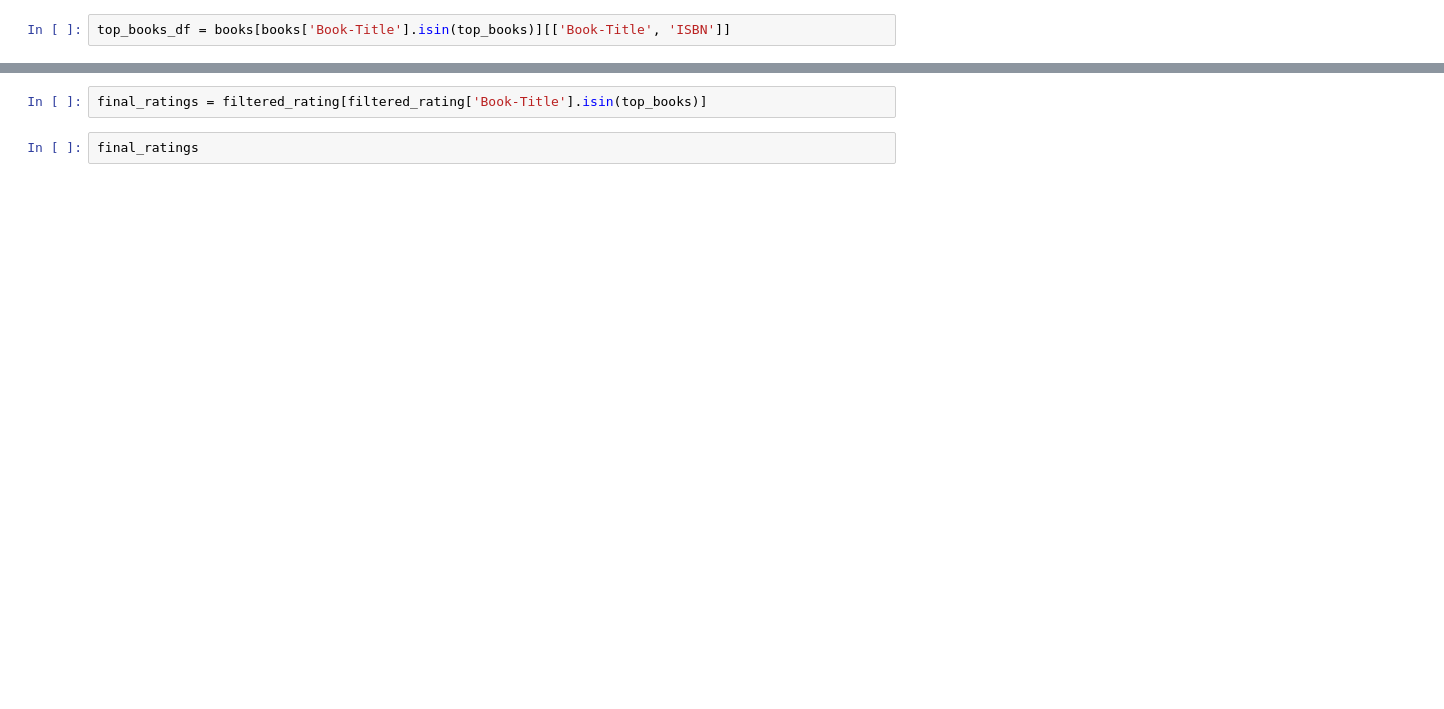
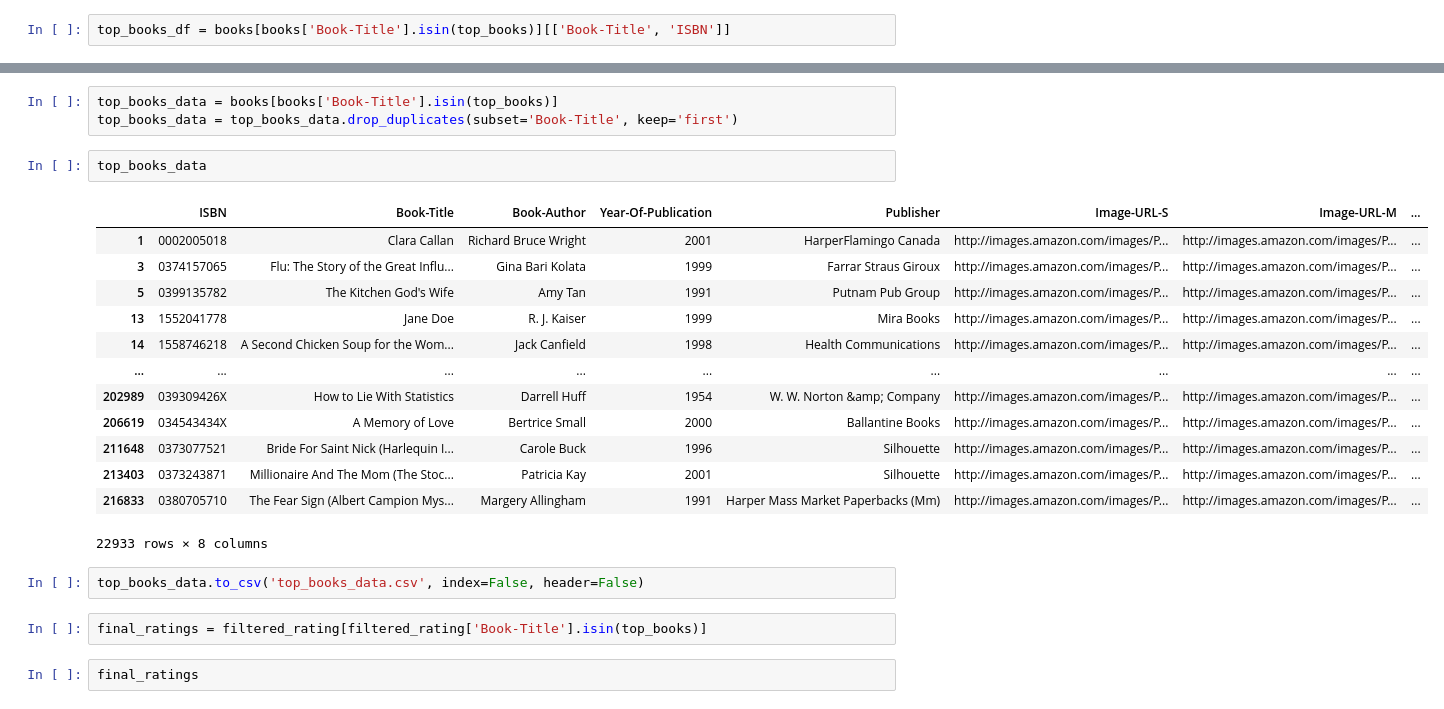
Before and after one commit to arunnats/BookMate, a Jupyter notebook: Recommendation-model/recommenderSystemTwearNumber.ipynb, the cells around one changed output, grey strips where cells are left out. Saved outputs shown, nothing was run; the diff lists cells and outputs as text; blank space fills up the shorter version.

```diff
--- a/Recommendation-model/recommenderSystemTwearNumber.ipynb
+++ b/Recommendation-model/recommenderSystemTwearNumber.ipynb
@@ -184,3 +217,24 @@ top_books_df
+# %%
+top_books_data = books[books['Book-Title'].isin(top_books)]
+top_books_data = top_books_data.drop_duplicates(subset='Book-Title', keep='first')
+# %%
+top_books_data
+# %% [output]
+|  | ISBN | Book-Title | Book-Author | Year-Of-Publication | Publisher | Image-URL-S | Image-URL-M | ... |
+| 1 | 0002005018 | Clara Callan | Richard Bruce Wright | 2001 | HarperFlamingo Canada | http://images.amazon.com/images/P... | http://images.amazon.com/images/P... | ... |
+| 3 | 0374157065 | Flu: The Story of the Great Influ... | Gina Bari Kolata | 1999 | Farrar Straus Giroux | http://images.amazon.com/images/P... | http://images.amazon.com/images/P... | ... |
+| 5 | 0399135782 | The Kitchen God's Wife | Amy Tan | 1991 | Putnam Pub Group | http://images.amazon.com/images/P... | http://images.amazon.com/images/P... | ... |
+| 13 | 1552041778 | Jane Doe | R. J. Kaiser | 1999 | Mira Books | http://images.amazon.com/images/P... | http://images.amazon.com/images/P... | ... |
+| 14 | 1558746218 | A Second Chicken Soup for the Wom... | Jack Canfield | 1998 | Health Communications | http://images.amazon.com/images/P... | http://images.amazon.com/images/P... | ... |
+| ... | ... | ... | ... | ... | ... | ... | ... | ... |
+| 202989 | 039309426X | How to Lie With Statistics | Darrell Huff | 1954 | W. W. Norton &amp; Company | http://images.amazon.com/images/P... | http://images.amazon.com/images/P... | ... |
+| 206619 | 034543434X | A Memory of Love | Bertrice Small | 2000 | Ballantine Books | http://images.amazon.com/images/P... | http://images.amazon.com/images/P... | ... |
+| 211648 | 0373077521 | Bride For Saint Nick (Harlequin I... | Carole Buck | 1996 | Silhouette | http://images.amazon.com/images/P... | http://images.amazon.com/images/P... | ... |
+| 213403 | 0373243871 | Millionaire And The Mom (The Stoc... | Patricia Kay | 2001 | Silhouette | http://images.amazon.com/images/P... | http://images.amazon.com/images/P... | ... |
+| 216833 | 0380705710 | The Fear Sign (Albert Campion Mys... | Margery Allingham | 1991 | Harper Mass Market Paperbacks (Mm) | http://images.amazon.com/images/P... | http://images.amazon.com/images/P... | ... |
+22933 rows × 8 columns
+# %%
+top_books_data.to_csv('top_books_data.csv', index=False, header=False)
 # %%
 final_ratings = filtered_rating[filtered_rating['Book-Title'].isin(top_books)]
 # %%
```
Also changed, not shown: parts of 13 cells of this notebook, 6 other files.
